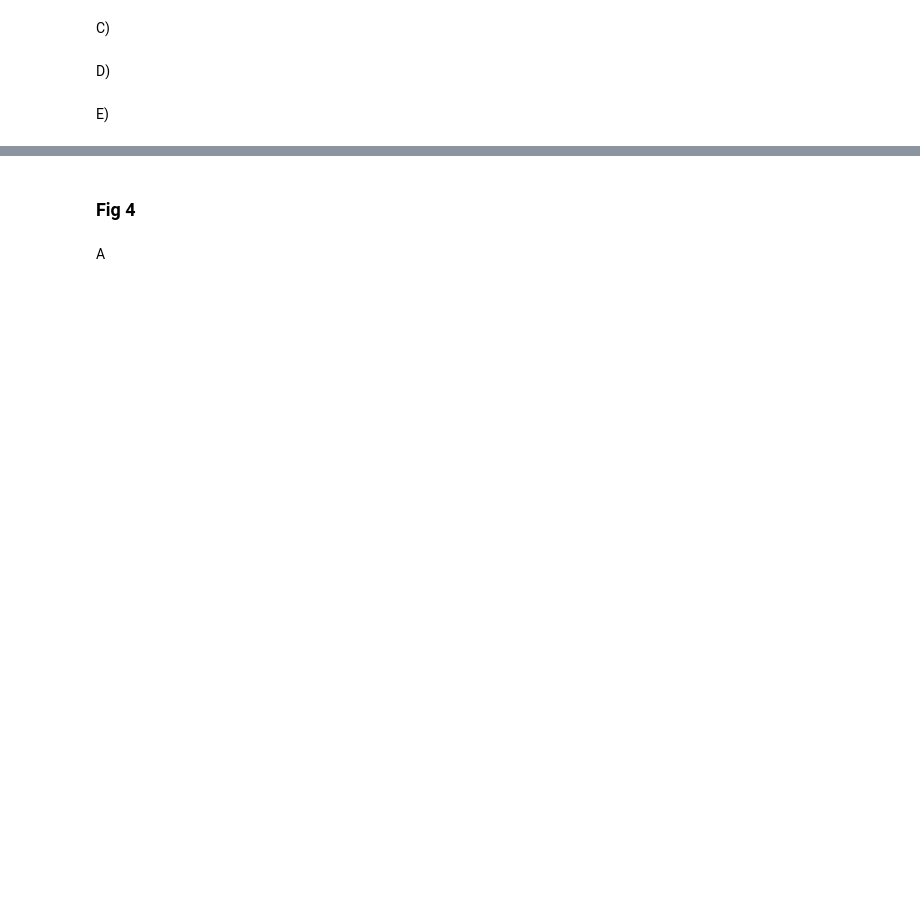
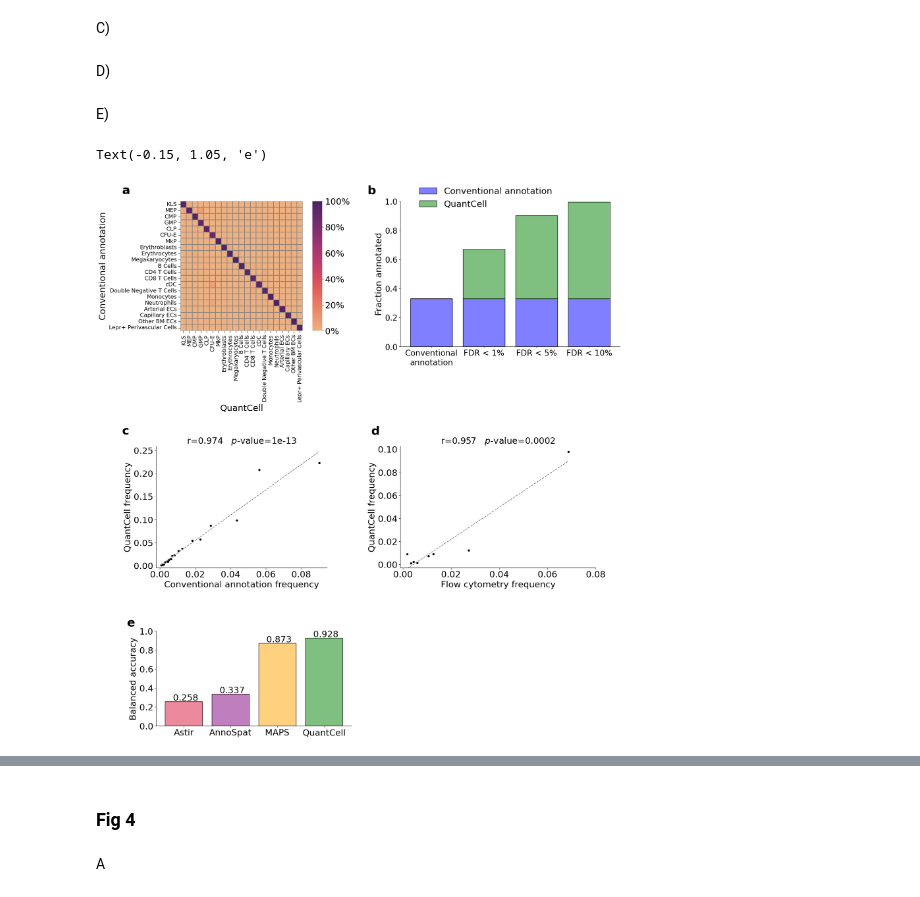
Before and after one commit to ronglulab/QuantCell, a Jupyter notebook: paper_code/paper_figures_formatted.ipynb, the cells around one changed output, grey strips where cells are left out. Drawn from its saved outputs; the diff is of its cells as text; code cells hidden in the pictures; blank space fills up the shorter version.

```diff
--- a/paper_code/paper_figures_formatted.ipynb
+++ b/paper_code/paper_figures_formatted.ipynb
@@ -532,8 +620,8 @@ fraction_annotated['Conventional']
 # %% [markdown]
 C)
 # %%
-original_codex = pd.read_csv(f'{project_path}/codex_conventional_QuantCellPaper.csv', index_col=0)
-relabeled_codex = pd.read_csv(f'{project_path}/codex_quantcell_QuantCellPaper.csv', index_col=0)
+original_codex = pd.read_csv(f'{project_path}/codex_conventional_{project_name}.csv', index_col=0)
+relabeled_codex = pd.read_csv(f'{project_path}/codex_quantcell_{project_name}.csv', index_col=0)
 
 original_frequencies = original_codex.loc[:, 'cell_type'].value_counts()/len(original_codex)
 relabeled_frequencies = relabeled_codex.loc[:, 'cell_type'].value_counts()/len(relabeled_codex)
@@ -569,8 +657,8 @@ E)
 annospat_labels = pd.read_csv(f'{project_path}/AnnoSpat/outputdir/trte_labels_ELM_IMC_T1D_AnnoSpat.csv', index_col=0).loc[:, 'label']
 annospat_true = pd.read_csv(f'{project_path}/AnnoSpat/annospat_true_labels.csv', index_col=0).loc[:, 'cell_type']
 
-maps_labels = pd.read_csv(f'{project_path}/MAPS/results/cell_phenotyping/pred_labels.csv', index_col=0).iloc[:, 0]
-maps_true = pd.read_csv(f'{project_path}/MAPS/data/cell_phenotyping/test_features.csv', index_col=0).loc[:, 'cell_label']
+maps_labels = pd.read_csv(f'{project_path.split("3")[0]}/MAPS/results/cell_phenotyping/pred_labels.csv', index_col=0).iloc[:, 0]
+maps_true = pd.read_csv(f'{project_path.split("3")[0]}/MAPS/data/cell_phenotyping/test_features.csv', index_col=0).loc[:, 'cell_label']
 
 maps_labels = encoder.inverse_transform(maps_labels)
 maps_true = encoder.inverse_transform(maps_true)
@@ -583,7 +671,7 @@ astir_true = pd.read_csv(f'{project_path}/Astir/astir_true_labels.csv').loc[:, '
 
 annospat = balanced_accuracy_score(annospat_true, annospat_labels)
 maps = balanced_accuracy_score(maps_true, maps_labels)
-quantcell_other_mask = quantcell_labels != 'Other'
+quantcell_other_mask = (quantcell_labels != 'Other').values
 quantcell = balanced_accuracy_score(quantcell_true[quantcell_other_mask], quantcell_labels[quantcell_other_mask])
 astir = balanced_accuracy_score(astir_true, astir_labels)
 # %%
@@ -696,31 +784,34 @@ axd['D'].plot(xvals.sort_values(), a * xvals.sort_values() + b, color='grey', li
 axd['D'].set_xlim([-0.001, 0.08])
 axd['D'].set_ylim([-0.003, None])
 
 
 axd['E'].bar(['Astir', 'AnnoSpat', 'MAPS', 'QuantCell'],
        [astir, annospat, maps, quantcell],
        color='white',
        edgecolor='black',
        alpha=1)
 
 axd['E'].bar(['Astir', 'AnnoSpat', 'MAPS', 'QuantCell'],
        [astir, annospat, maps, quantcell],
        color=['crimson', 'purple', 'orange', 'green'],
        edgecolor='black',
        alpha=0.5)
 
 
 
 axd['E'].set_ylabel('Balanced accuracy', fontsize=default_fontsize)
 axd['E'].tick_params(labelsize=default_fontsize)
-axd['E'].set_yticks([0, 0.2, 0.4, 0.6, 0.8, 1], fontsize=default_fontsize)
+axd['E'].set_yticks([0, 0.2, 0.4, 0.6, 0.8, 1])#, fontsize=default_fontsize)
 axd['E'].spines[['top', 'right']].set_visible(False)
 
 for i, score in enumerate([astir, annospat, maps, quantcell]):
     axd['E'].text(i-0.23, score + 0.01, f'{score:.3f}', fontsize=default_fontsize, color='black')
 
 axd['A'].text(-0.2, 3.064, 'a', fontsize=big_fontsize, fontweight='bold', transform=axd['C'].transAxes)
 axd['B'].text(-0.15, 1.05, 'b', fontsize=big_fontsize, fontweight='bold', transform=axd['B'].transAxes)
 axd['C'].text(-0.2, 1.093, 'c', fontsize=big_fontsize, fontweight='bold', transform=axd['C'].transAxes)
 axd['D'].text(-0.15, 1.093, 'd', fontsize=big_fontsize, fontweight='bold', transform=axd['D'].transAxes)
 axd['E'].text(-0.15, 1.05, 'e', fontsize=big_fontsize, fontweight='bold', transform=axd['E'].transAxes)
+# %% [output]
+Text(-0.15, 1.05, 'e')
+[figure, added]
```
Also changed, not shown: parts of 39 cells of this notebook, 3 other files.
